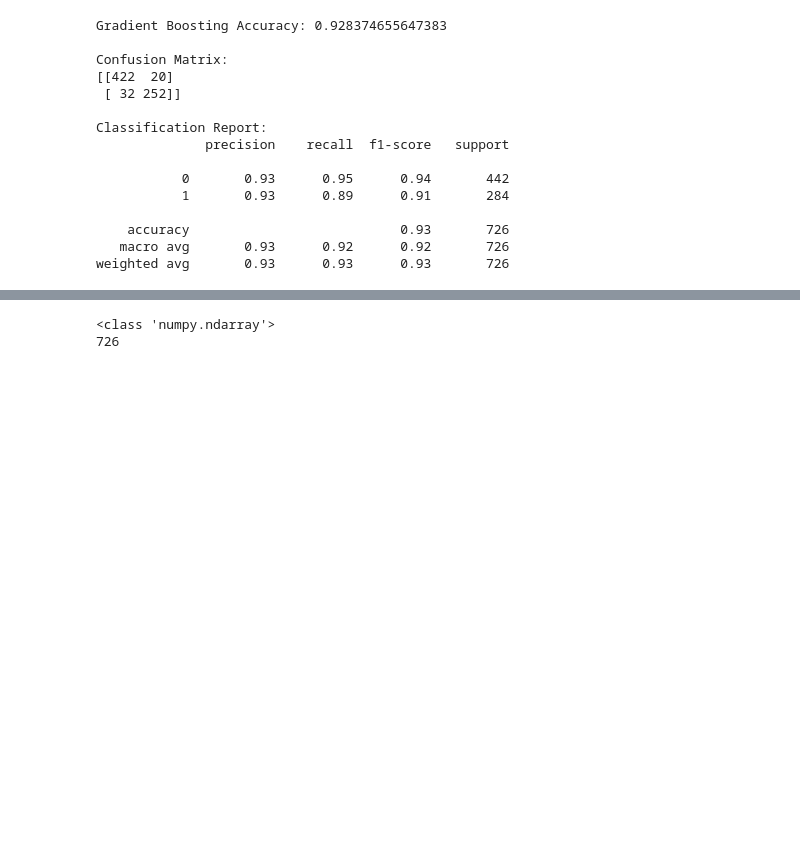
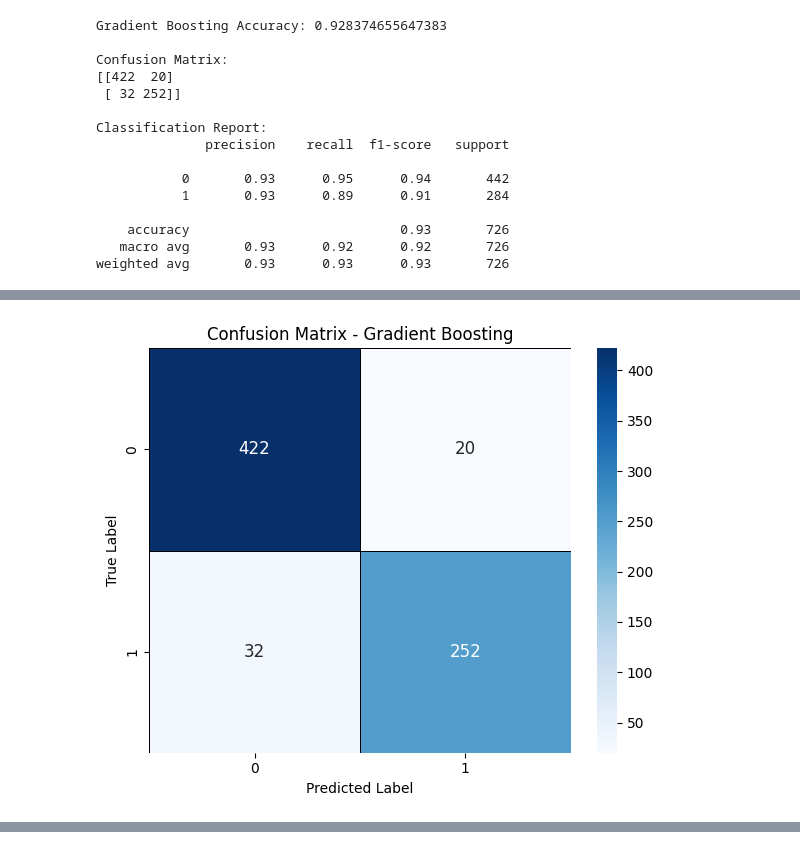
Before and after one commit to islambusra010/final-dissertation-project, a Jupyter notebook: final_porject_dissertation.ipynb, the cells around one changed output, grey strips where cells are left out. Cells and saved outputs as stored; diff of their text form; code cells hidden in the pictures; blank space fills up the shorter version.

```diff
--- a/final_porject_dissertation.ipynb
+++ b/final_porject_dissertation.ipynb
@@ -534,3 +549,25 @@ plt.show()
+# %%
+cm_gb = confusion_matrix(y_test, y_pred_gb)
+
+plt.figure(figsize=(6,5))
+sns.heatmap(
+    cm_gb,
+    annot=True,
+    fmt='d',
+    cmap='Blues',
+    linewidths=0.5,
+    linecolor='black',
+    annot_kws={"size":12}
+)
+
+plt.title("Confusion Matrix - Gradient Boosting")
+plt.xlabel("Predicted Label")
+plt.ylabel("True Label")
+
+plt.tight_layout()
+plt.show()
+# %% [output]
+[figure, added]
 # %%
 !pip install shap
 # %% [output]
@@ -563,9 +594,3 @@ shap_values = explainer.shap_values(X_test)
-# %%
-print(type(shap_values))
-print(len(shap_values))
-# %% [output]
-<class 'numpy.ndarray'>
-726
 # %%
 import shap
 import matplotlib.pyplot as plt
```
Also changed, not shown: parts of 8 cells of this notebook.
